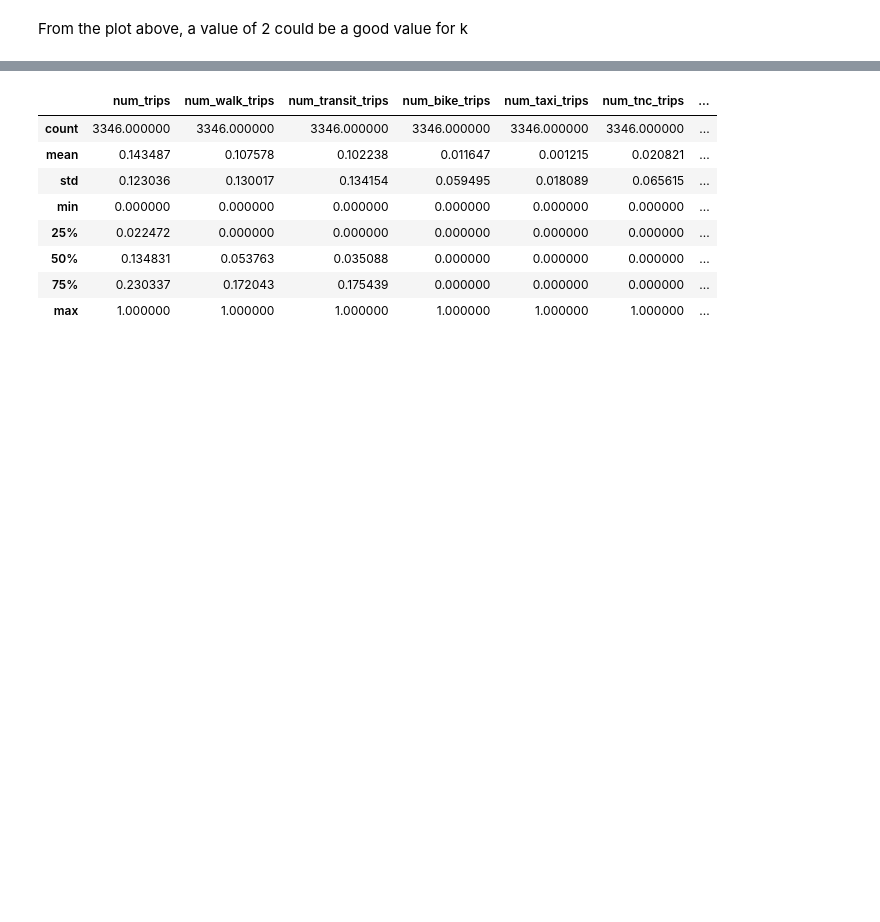
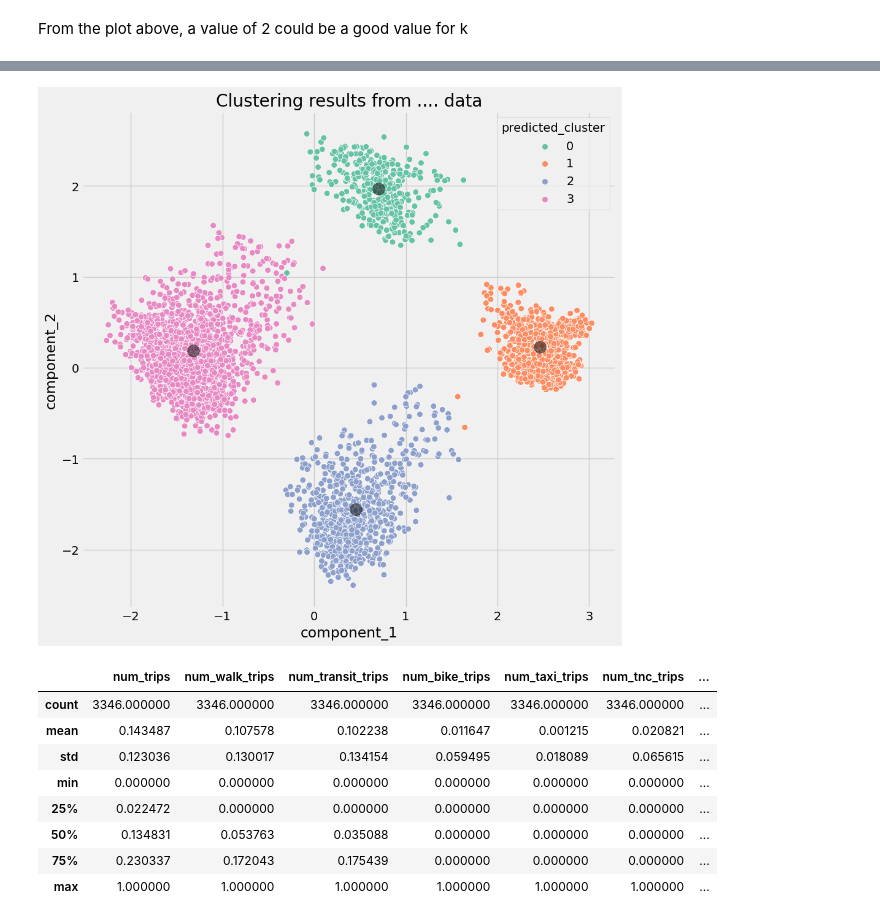
Before and after one commit to mawada-sweis/Clustering-Analysis, a Jupyter notebook: notebooks/algorithms/k-means.ipynb, the cells around one changed output, grey strips where cells are left out. Saved outputs shown, nothing was run; the diff lists cells and outputs as text; code cells hidden in the pictures; blank space fills up the shorter version.

```diff
--- a/notebooks/algorithms/k-means.ipynb
+++ b/notebooks/algorithms/k-means.ipynb
@@ -93,8 +92,15 @@ pca_centers = pca_85.transform(predicted_centers)
 # %%
 #Initiate a pca model to reduce the dimentions of the data
 #so we can plot it in the 2d space (as a post-processing step)
-pca_model = PCA(n_components=3, random_state=0)
+pca_model = PCA(n_components=2, random_state=0)
 #reduce the dimentions of the data used in the training process
 pca_data = pca_model.fit_transform(data)
 #reduce the dimentions of the centroids
 pca_centers = pca_model.transform(predicted_centers)
+pca_data.shape
+# define "components_df" that include the valuse for the components after reducing the dimentions
+components_df = pd.DataFrame(
+    pca_data,
+    columns=["component_1", "component_2"],
+    )
+components_df["predicted_cluster"] = predicted_labels
@@ -112,20 +110,22 @@ components_df["predicted_cluster"] = predicted_labels
 # %%
 #plot the data and the centroid for each cluster
 plt.figure(figsize=(10, 10))
 plt.style.use("fivethirtyeight")
 scat = sns.scatterplot(
    x="component_1",
    y="component_2",
-   z="component_3",
+   # z="component_3",
    s=50,
-   data=pca_data,
+   data=components_df,
    hue="predicted_cluster",
    palette="Set2"
 )
 
 scat.set_title( "Clustering results from .... data")
 plt.scatter(pca_centers[:, 0], pca_centers[:, 1], c='black', s=200, alpha=0.5)
 plt.show()
+# %% [output]
+[figure, added]
 # %%
 # kmeans_pipe = Pipeline(
 #     [('pca', pca_model),
```
Also changed, not shown: parts of 14 cells of this notebook, 2 other files.
